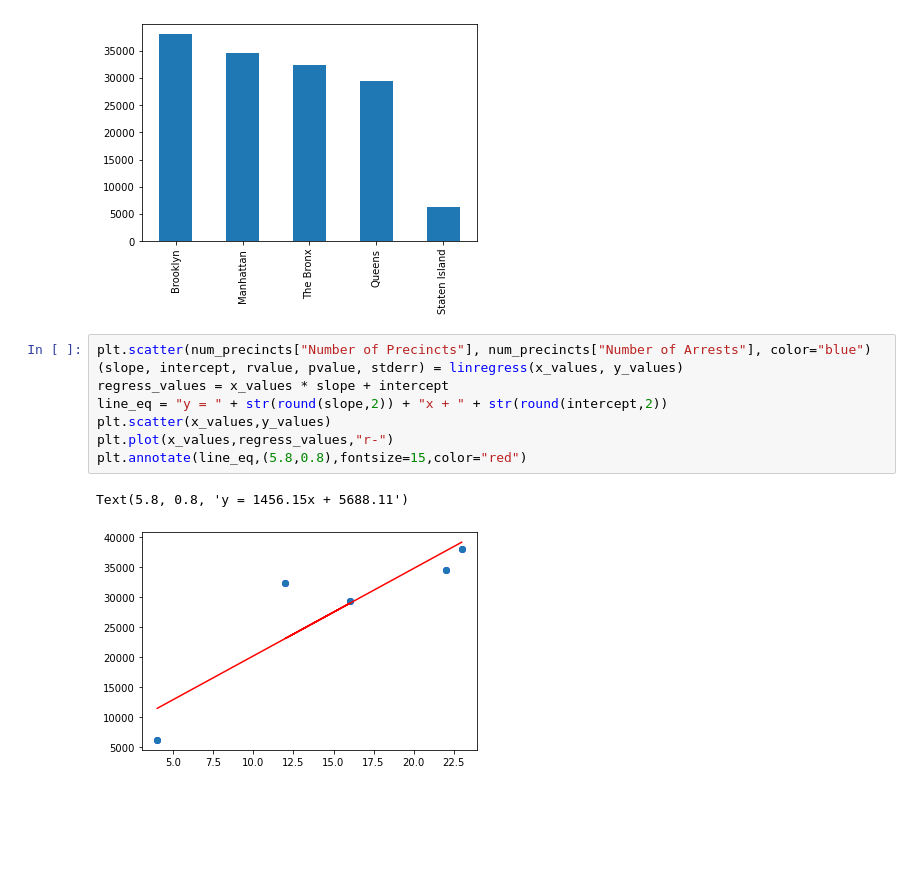
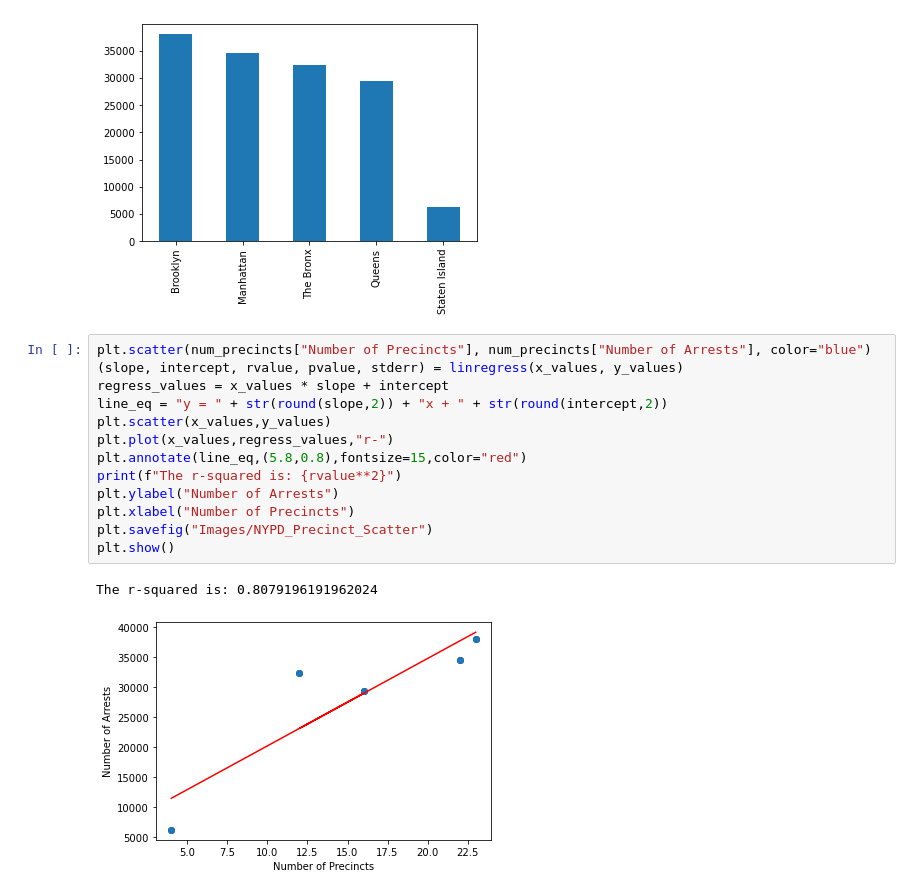
Before and after one commit to Hinna777/Project1_Nypd, a Jupyter notebook: Jon_Argosino/NYPD_Boroughs.ipynb, the cells around one changed output. Cells and saved outputs as stored; diff of their text form; blank space fills up the shorter version.

Commit message:
Updated charts and exported as png

```diff
--- a/Jon_Argosino/NYPD_Boroughs.ipynb
+++ b/Jon_Argosino/NYPD_Boroughs.ipynb
@@ -89,11 +95,16 @@ borough_bar_chart = borough_data_sorted.plot(kind="bar", legend=False)
 # %%
 plt.scatter(num_precincts["Number of Precincts"], num_precincts["Number of Arrests"], color="blue")
 (slope, intercept, rvalue, pvalue, stderr) = linregress(x_values, y_values)
 regress_values = x_values * slope + intercept
 line_eq = "y = " + str(round(slope,2)) + "x + " + str(round(intercept,2))
 plt.scatter(x_values,y_values)
 plt.plot(x_values,regress_values,"r-")
 plt.annotate(line_eq,(5.8,0.8),fontsize=15,color="red")
+print(f"The r-squared is: {rvalue**2}")
+plt.ylabel("Number of Arrests")
+plt.xlabel("Number of Precincts")
+plt.savefig("Images/NYPD_Precinct_Scatter")
+plt.show()
 # %% [output]
-Text(5.8, 0.8, 'y = 1456.15x + 5688.11')
+The r-squared is: 0.8079196191962024
-[figure, old version]
+[figure, new version]
```
Also changed, not shown: parts of 2 cells of this notebook, 2 other files.
